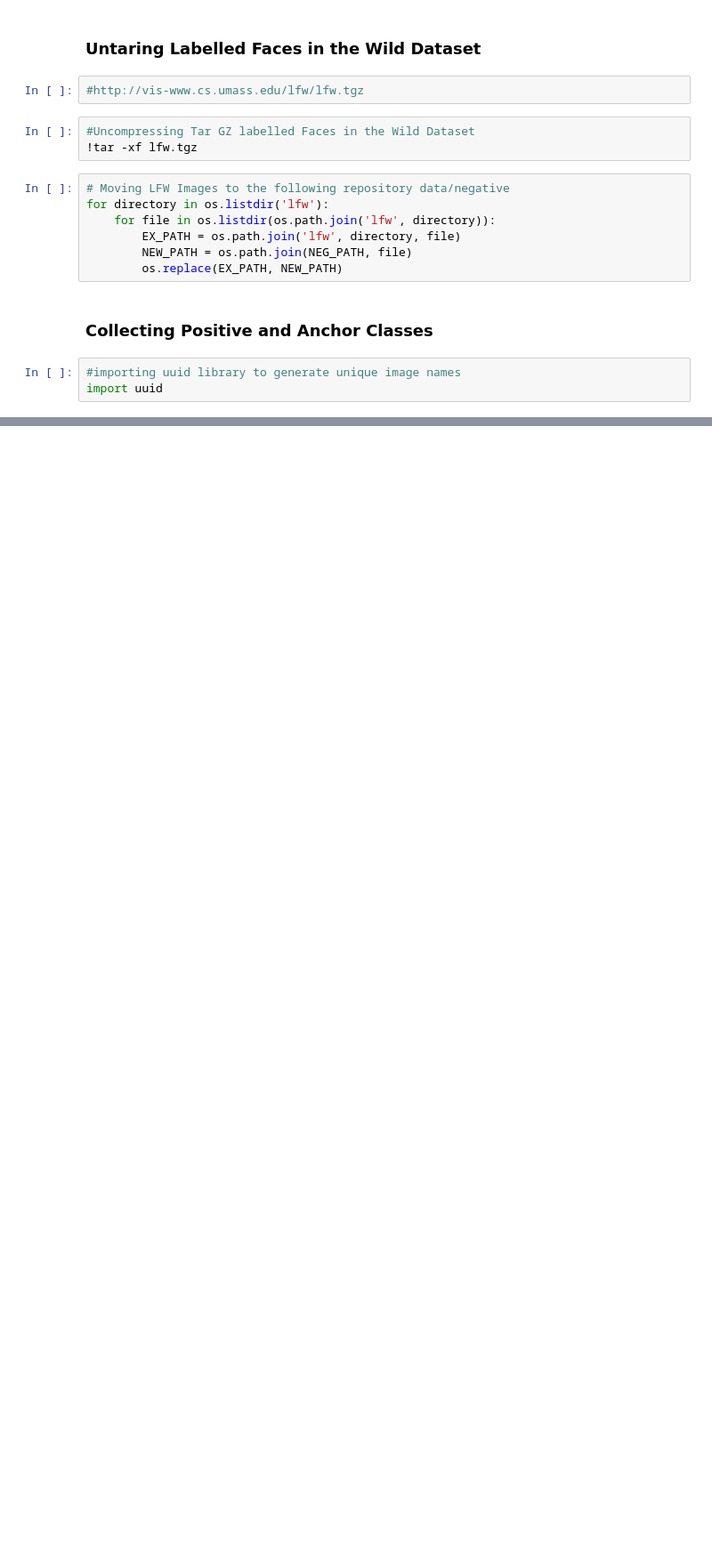
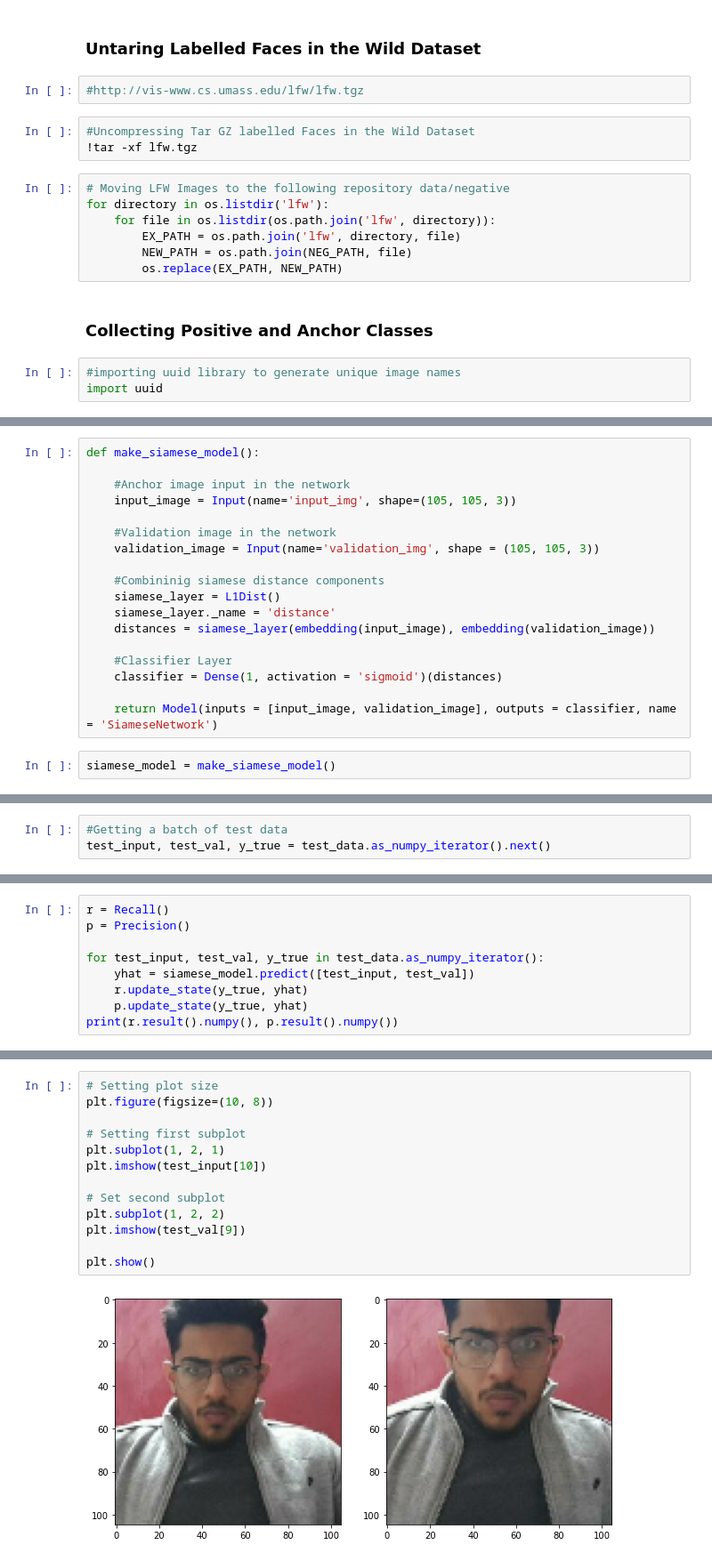
Before and after one commit to theyashsharma/Facial-Verification-with-a-Siamese-Network, a Jupyter notebook: Facial Verification with a Siamese Network.ipynb, the cells around one changed output, grey strips where cells are left out. Shown at 89% size. Cells and saved outputs as stored; diff of their text form; blank space fills up the shorter version.

```diff
--- a/Facial Verification with a Siamese Network.ipynb
+++ b/Facial Verification with a Siamese Network.ipynb
@@ -88,0 +212,20 @@ cv2.destroyAllWindows()
+# %%
+def make_siamese_model():
+
+    #Anchor image input in the network
+    input_image = Input(name='input_img', shape=(105, 105, 3))
+
+    #Validation image in the network
+    validation_image = Input(name='validation_img', shape = (105, 105, 3))
+
+    #Combininig siamese distance components
+    siamese_layer = L1Dist()
+    siamese_layer._name = 'distance'
+    distances = siamese_layer(embedding(input_image), embedding(validation_image))
+
+    #Classifier Layer
+    classifier = Dense(1, activation = 'sigmoid')(distances)
+
+    return Model(inputs = [input_image, validation_image], outputs = classifier, name = 'SiameseNetwork')
+# %%
+siamese_model = make_siamese_model()
@@ -88,0 +353,3 @@ cv2.destroyAllWindows()
+# %%
+#Getting a batch of test data
+test_input, test_val, y_true = test_data.as_numpy_iterator().next()
@@ -88,0 +370,9 @@ cv2.destroyAllWindows()
+# %%
+r = Recall()
+p = Precision()
+
+for test_input, test_val, y_true in test_data.as_numpy_iterator():
+    yhat = siamese_model.predict([test_input, test_val])
+    r.update_state(y_true, yhat)
+    p.update_state(y_true, yhat)
+print(r.result().numpy(), p.result().numpy())
@@ -88,0 +383,15 @@ cv2.destroyAllWindows()
+# %%
+# Setting plot size
+plt.figure(figsize=(10, 8))
+
+# Setting first subplot
+plt.subplot(1, 2, 1)
+plt.imshow(test_input[10])
+
+# Set second subplot
+plt.subplot(1, 2, 2)
+plt.imshow(test_val[9])
+
+plt.show()
+# %% [output]
+[figure, added]
```
Also changed, not shown: parts of 56 cells of this notebook, 6 other files.
